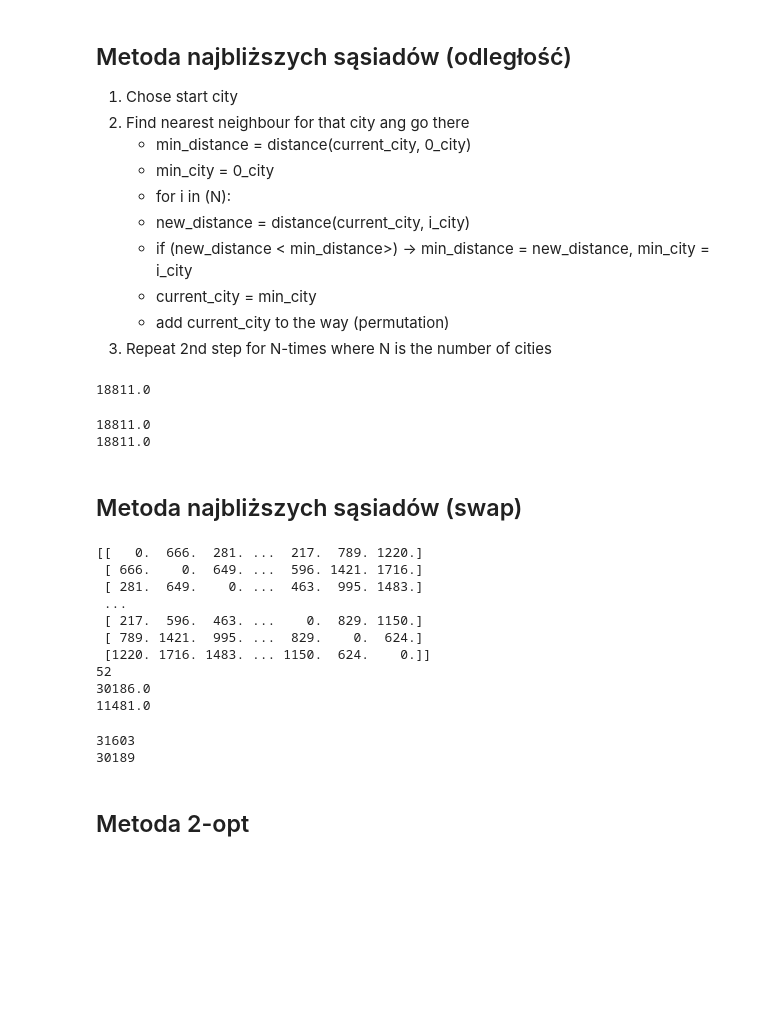
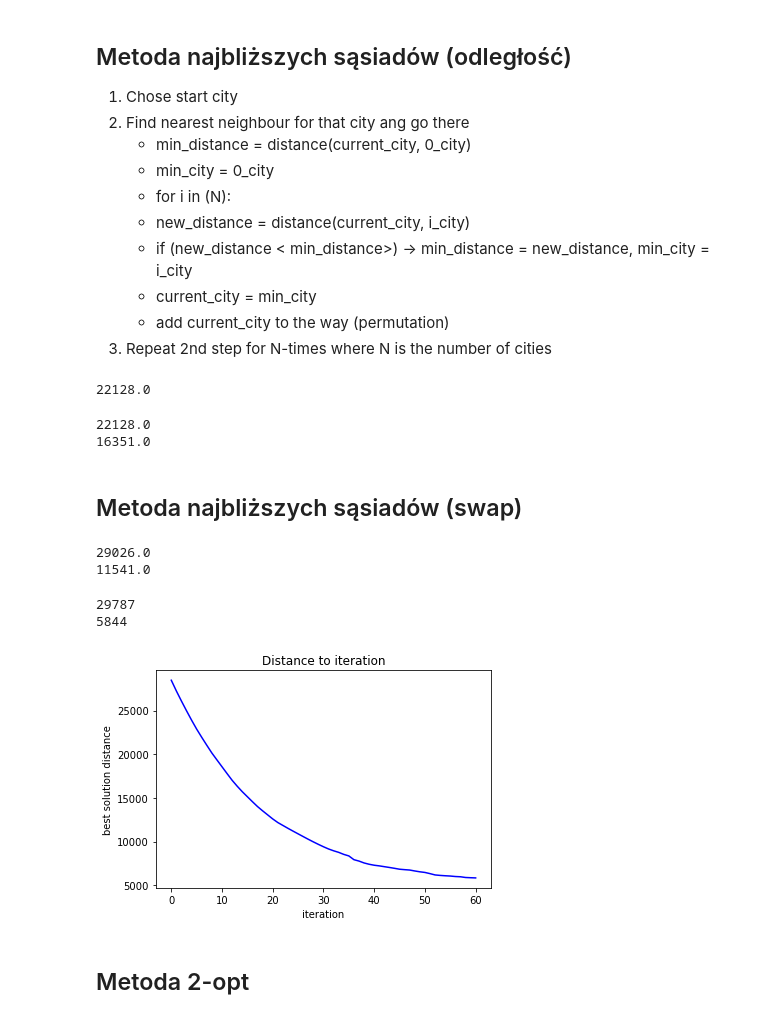
Before and after one commit to T2ooomasz/Algorytmy-Metaheurystyczne, a Jupyter notebook: testy.ipynb, the cells around one changed output. Saved outputs shown, nothing was run; the diff lists cells and outputs as text; code cells hidden in the pictures; blank space fills up the shorter version.

```diff
--- a/testy.ipynb
+++ b/testy.ipynb
@@ -219,21 +206,35 @@ def nearest_neighbour(city_index, Distance_Matrix):
 def swapPositions(list, pos1, pos2):
     list[pos1], list[pos2] = list[pos2], list[pos1]
     return list
+# %%
+def nearest_neighbour(aval_city, city_index, Distance_Matrix):
+    n = len(aval_city)
+    min = Distance_Matrix[city_index][0]
+    min_ind = aval_city[0]
+    for i in range(1, n):
+        next_city = aval_city[i]
+        if(Distance_Matrix[city_index][next_city] < min):
+                min = Distance_Matrix[city_index][next_city]
+                min_ind = aval_city[i]
+    aval_city.remove(min_ind)
+    return min_ind
 # %%
 N = 120 # number of cities
 Matrixx = symetric_random_instance(N, 1, 100)
 Matrixx = set_Matrix()
 N = np.shape(Matrixx)[0]
 solution = [None]*N
+aval_city = list(range(0,N))
 
 for i in range(N):
-    go_to = nearest_neighbour(i, Matrixx)
+    go_to = nearest_neighbour(aval_city, i, Matrixx)
     solution[i] = go_to
 
 distance = get_weight(solution, Matrixx)
 print(distance)
+#print(solution)
 # %% [output]
-18811.0
+22128.0
 # %%
 N = 120 # number of cities
 
@@ -243,26 +244,29 @@ Matrixx = set_Matrix()  # instance
 N = np.shape(Matrixx)[0]
 best_solution = [None]*N
 current_solution = [None]*N
+aval_city = list(range(0,N))
 
 for i in range(N):
-    go_to = nearest_neighbour(i, Matrixx)
+    go_to = nearest_neighbour(aval_city, i, Matrixx)
     best_solution[i] = go_to
 best_distance = get_weight(best_solution, Matrixx)
 
 print(best_distance)
 
 for i in range(1, N):
+    aval_city = list(range(0,N))
     for j in range(N):
-        go_to = nearest_neighbour(i, Matrixx)
+        go_to = nearest_neighbour(aval_city, i, Matrixx)
         current_solution[j] = go_to
     current_distance = get_weight(current_solution, Matrixx)
     if(current_distance < best_distance):
         best_solution = current_solution
+        best_distance = current_distance
 
 print(best_distance)
 # %% [output]
-18811.0
-18811.0
+22128.0
+16351.0
 # %% [markdown]
 ## Metoda najbliższych sąsiadów (swap)
 # %%
@@ -284,7 +288,7 @@ def nearest_swap_neighbour(city_list, Distance_Matrix):
 N = 120 # number of cities
 k = 100 # how many tryes
 
-Matrixx_sym = symetric_random_instance(N, 1, 500)   # random
+#Matrixx_sym = symetric_random_instance(N, 1, 500)   # random
 Matrixx_ber = set_Matrix()  # instance
 
 Nber = np.shape(Matrixx_ber)[0]
@@ -292,52 +296,57 @@ Nber = np.shape(Matrixx_ber)[0]
 best_solution = [None]*N
 current_solution = [None]*N
 
-trace = random.sample(range(N),N)
-min_weight  = get_weight(trace, Matrixx)# = funkcja liczaca wage
+trace = random.sample(range(Nber),Nber)
+min_weight  = get_weight(trace, Matrixx_ber)# = funkcja liczaca wage
 print(min_weight)
 
 for i in range(k):
-    trace = nearest_swap_neighbour(trace, Matrixx)
+    trace = nearest_swap_neighbour(trace, Matrixx_ber)
 
-print(get_weight(trace, Matrixx))
+print(get_weight(trace, Matrixx_ber))
 #print(trace)
 # %% [output]
-[[   0.  666.  281. ...  217.  789. 1220.]
- [ 666.    0.  649. ...  596. 1421. 1716.]
- [ 281.  649.    0. ...  463.  995. 1483.]
- ...
- [ 217.  596.  463. ...    0.  829. 1150.]
- [ 789. 1421.  995. ...  829.    0.  624.]
- [1220. 1716. 1483. ... 1150.  624.    0.]]
-52
-30186.0
-11481.0
+29026.0
+11541.0
 # %%
 N = 120 # number of cities
 
-Matrixx_ber = set_Matrix()  # instance
+#Matrixx_ber = set_Matrix()  # instance
+# #Nber = np.shape(Matrixx_ber)[0]
 Matrixx_sym = symetric_random_instance(N, 1, 500)   # random
 
-Nber = np.shape(Matrixx_ber)[0]
+
 
 best_solution = [None]*N
 current_solution = [None]*N
+X = []
 
 trace = random.sample(range(N),N)
 min_weight_sym  = get_weight(trace, Matrixx_sym)# = funkcja liczaca wage
 print(min_weight_sym)
 
 while(True):
     trace_old = trace.copy()
     trace = nearest_swap_neighbour(trace, Matrixx_sym) # whole step not just simple swap - if this don't update trace then stop
-    if (get_weight(trace_old, Matrixx_sym) >= get_weight(trace, Matrixx_sym)):
+    old = get_weight(trace_old, Matrixx_sym)
+    new = get_weight(trace, Matrixx_sym)
+    if (old <= new):
         break
+    X.append(get_weight(trace, Matrixx_sym))
 
 print(get_weight(trace, Matrixx_sym))
 #print(trace)
+plt.plot(X, '-b')
+plt.xlabel('iteration')
+plt.ylabel('best solution distance')
+# giving a title to my graph
+plt.title('Distance to iteration')
+plt.show()
+#print_solution(best_solution)
 # %% [output]
-31603
-30189
+29787
+5844
+[figure, added]
 # %% [markdown]
 ## Metoda 2-opt
 # %%
```
Also changed, not shown: parts of 5 cells of this notebook.
